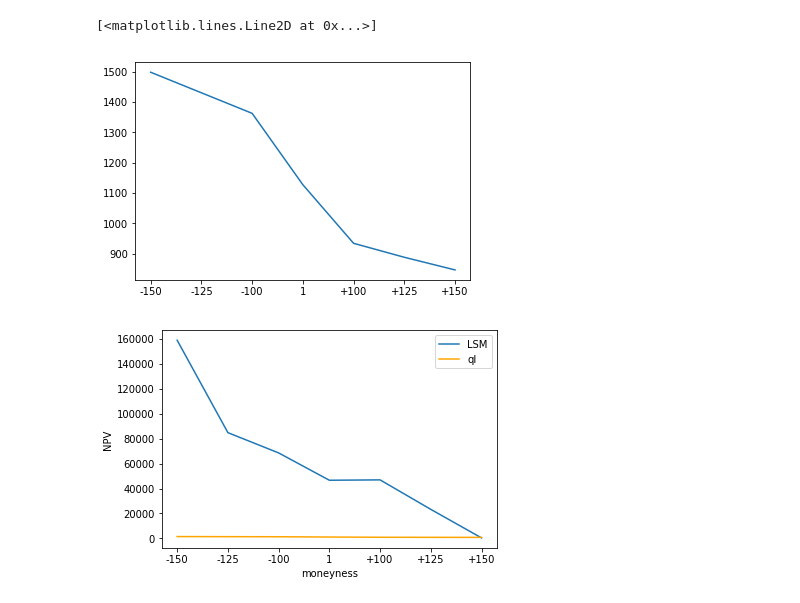
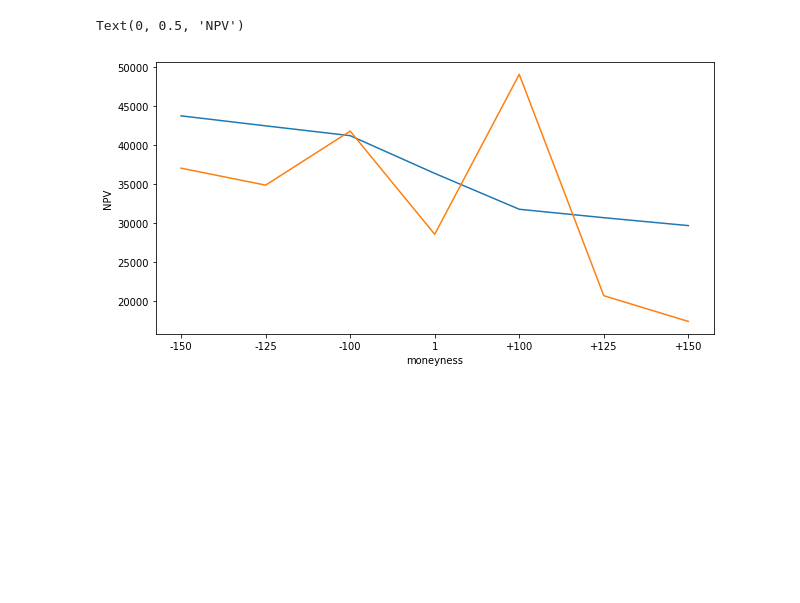
Before and after one commit to andrea220/master_thesis, a Jupyter notebook: class.ipynb, the cells around one changed output. Cells and saved outputs as stored; diff of their text form; code cells hidden in the pictures; blank space fills up the shorter version.

```diff
--- a/class.ipynb
+++ b/class.ipynb
@@ -380,0 +384,8 @@ npv_LSM
+# %%
+Nsim = [250, 500, 1000, 1500, 2000]
+conv = np.zeros(len(Nsim))
+for i, N in enumerate(Nsim):
+    start_time = time.time()
+    conv[i] = myhw.npv_LSM(vanilla_swap, 1500)
+    print(conv[i])
+    print("--- %s seconds ---" % (time.time() - start_time))
@@ -415,4 +430,4 @@ vanilla_swap.fairRate()
 # %%
-HWmodel = ql.HullWhite(eur6m_handle, a = 0.03, sigma= 0.0045)
+HWmodel = ql.HullWhite(relink_curve, a = 0.03, sigma= 0.0045)
 # %%
 exercise = ql.BermudanExercise(swap_call_dates)
@@ -442,17 +455,30 @@ for i, strike in enumerate(strikes):
     swaptionEngine = ql.TreeSwaptionEngine(HWmodel, 50)
     swaption.setPricingEngine(swaptionEngine)
     bermudahw[i] = swaption.NPV()
-# %%
-plt.plot(mness, bermudahw)
-# %% [output]
-[<matplotlib.lines.Line2D at 0x...>]
-[figure, removed]
+# %%
+calendar = ql.TARGET()
+todayd = ql.Date.from_date(datetime.today())
+setts = ql.Settings_instance()
+setts.setEvaluationDate(todayd)
+myhw = HullWhiteProcess(sigma=0.0045, mean_rev=0.03) #, market_curve=eur6m_discount_curve)
+# myhw.market_curve = eur6m_discount_curve
+myhw.market_curve.enableExtrapolation()
+# %%
+npvLSM = np.zeros(len(strikes))
+for i, strike in enumerate(strikes):
+    setts.setEvaluationDate(todayd)
+    relink_curve.linkTo(myhw.market_curve)
+    vanilla_swap = ql.MakeVanillaSwap(ql.Period('15y'), eur6m_index,0.0309 + strike, ql.Period('0d'),
+                                      fixedLegTenor=ql.Period('12m'),
+                                      pricingEngine=swp_engine, Nominal=1e6)
+    myhw = HullWhiteProcess(sigma= 0.0045, mean_rev= 0.03)
+    npvLSM[i] = myhw.npv_LSM(vanilla_swap, 1000)
 # %%
-plt.plot(mness, lsm, label = "LSM")
-plt.plot(mness, bermudahw, label = "ql", color = "orange")
+plt.figure(figsize = (10,5))
+plt.plot(mness, bermudahw)
+plt.plot(mness, npvLSM)
 plt.xlabel("moneyness")
-plt.legend()
 plt.ylabel("NPV")
-plt.show()
 # %% [output]
+Text(0, 0.5, 'NPV')
-[figure, old version]
+[figure, new version]
```
Also changed, not shown: parts of 16 cells of this notebook.
